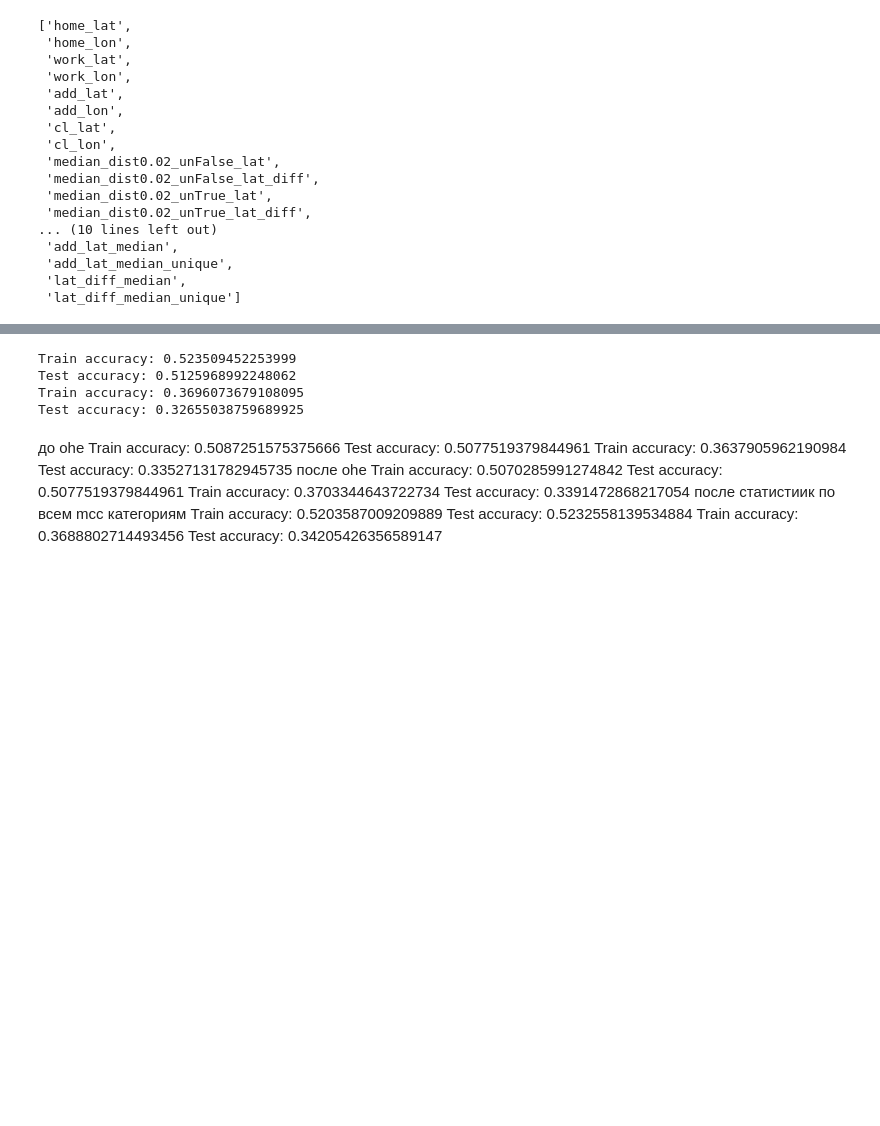
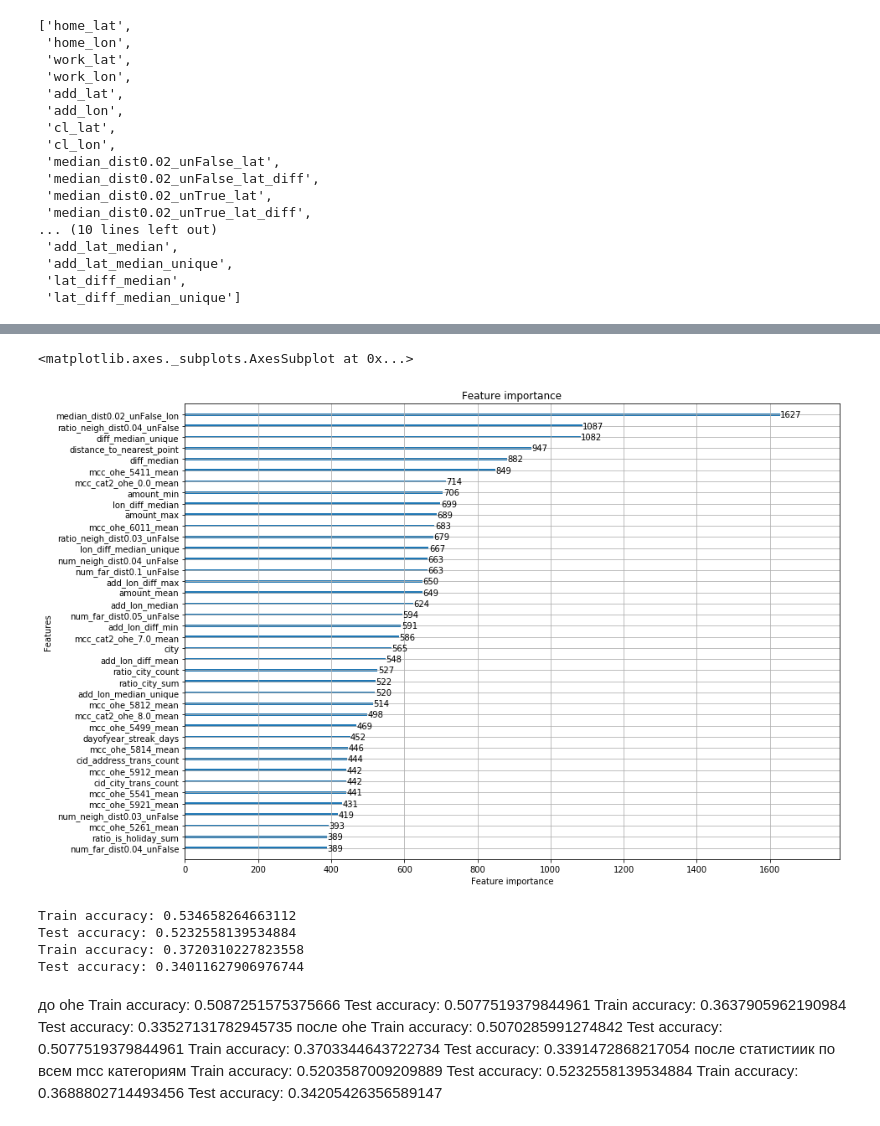
Before and after one commit to vasyarv/raif, a Jupyter notebook: notebooks/work_1.ipynb, the cells around one changed output, grey strips where cells are left out. Cells and saved outputs as stored; diff of their text form; code cells hidden in the pictures; blank space fills up the shorter version.

```diff
--- a/notebooks/work_1.ipynb
+++ b/notebooks/work_1.ipynb
@@ -378,3 +378,5 @@ df_all = add_count_sum_ratios(df_all, 'terminal_id')
 df_all = add_count_sum_ratios(df_all, 'mcc')
 df_all = add_count_sum_ratios(df_all, 'is_holiday')
 df_all = add_count_sum_ratios(df_all, 'city')
+# %%
+df_all = add_count_sum_ratios(df_all, 'city')
@@ -523,7 +527,13 @@ drop_cols += ['work_lat','work_lon','home_lat','home_lon', 'string']
 drop_cols += ['pred:is_home', 'pred:is_work']
 # cols = [c for c in df_all.columns if 'median_dist' in c]
 # cols = [c for c in df_all.columns if 'lat' in c or 'lon' in c and 'diff' not in c and 'median' not in c]
+# cols += ['address']
 # drop_cols += cols
+
+cols = [c for c in df_all.columns if 'mcc_ohe' in c and 'mean' not in c]
+# cols += ['address']
+drop_cols += cols
+
 
 y_cols = ['is_home', 'is_work']
 usecols = df_all.drop(drop_cols, 1, errors='ignore').columns
@@ -652,3 +668,9 @@ lgb.plot_importance(gbm_h, max_num_features=15)
+# %%
+figsize(14, 10)
+lgb.plot_importance(gbm_w, max_num_features=40)
+# %% [output]
+<matplotlib.axes._subplots.AxesSubplot at 0x...>
+[figure, added]
 # %%
 def _best(x):
     ret = None
@@ -695,10 +717,10 @@ print ("Test accuracy:", score(df_valid, ys=['is_home']))
 print ("Train accuracy:", score(df_train, ys=['is_work']))
 print ("Test accuracy:", score(df_valid, ys=['is_work']))
 # %% [output]
-Train accuracy: 0.523509452253999
-Test accuracy: 0.5125968992248062
-Train accuracy: 0.3696073679108095
-Test accuracy: 0.32655038759689925
+Train accuracy: 0.534658264663112
+Test accuracy: 0.5232558139534884
+Train accuracy: 0.3720310227823558
+Test accuracy: 0.34011627906976744
 # %% [markdown]
 до ohe
 Train accuracy: 0.5087251575375666
```
Also changed, not shown: parts of 7 cells of this notebook.
